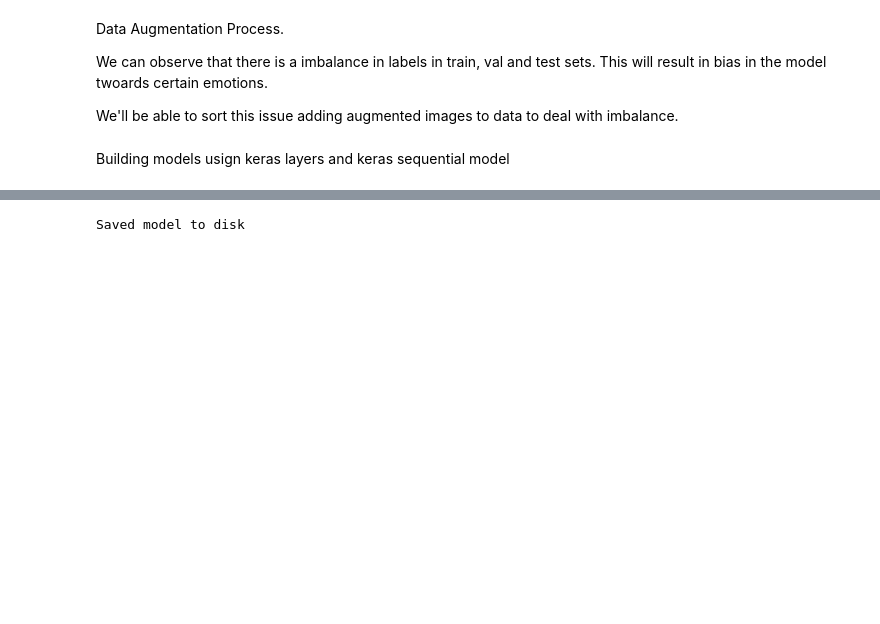
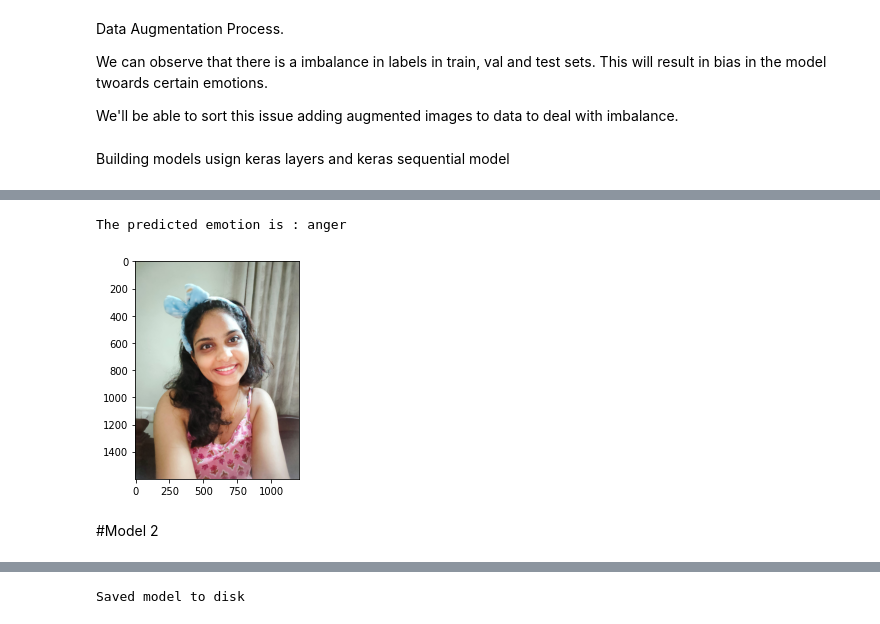
Before and after one commit to cpvivek/Facial-Emotion-Recognition, a Jupyter notebook: Capstone_DL&MLE_Facial_Emotion_Recognition_Vivek_CP.ipynb, the cells around one changed output, grey strips where cells are left out. Cells and saved outputs as stored; diff of their text form; code cells hidden in the pictures; blank space fills up the shorter version.

```diff
--- a/Capstone_DL&MLE_Facial_Emotion_Recognition_Vivek_CP.ipynb
+++ b/Capstone_DL&MLE_Facial_Emotion_Recognition_Vivek_CP.ipynb
@@ -264,0 +303,20 @@ def FER_Model(input_shape=(48,48,1)):
+# %%
+from keras.preprocessing import image
+def pred_emotion(img_path):
+  emotion_dict = {0: 'anger', 1: 'disgust', 2: 'fear', 3: 'happy', 4: 'sad',5: 'suprise', 6: 'neutral'}
+  img = image.load_img(img_path, grayscale=True, target_size=(48,48))
+  x = image.img_to_array(img)
+  x = np.expand_dims(x, axis=0)
+  prediction = np.argmax(model_fer_1.predict(x))
+  print('The predicted emotion is : ' + emotion_dict[prediction])
+  my_image = image.load_img(img_path)
+  plt.imshow(my_image)
+  result = plt.show()
+  return result
+# %%
+pred_emotion("/content/drive/MyDrive/Cloudy ML/opencv/happy aishu2.jfif")
+# %% [output]
+The predicted emotion is : anger
+[figure, added]
+# %% [markdown]
+#Model 2
```
Also changed, not shown: parts of 21 cells of this notebook.
